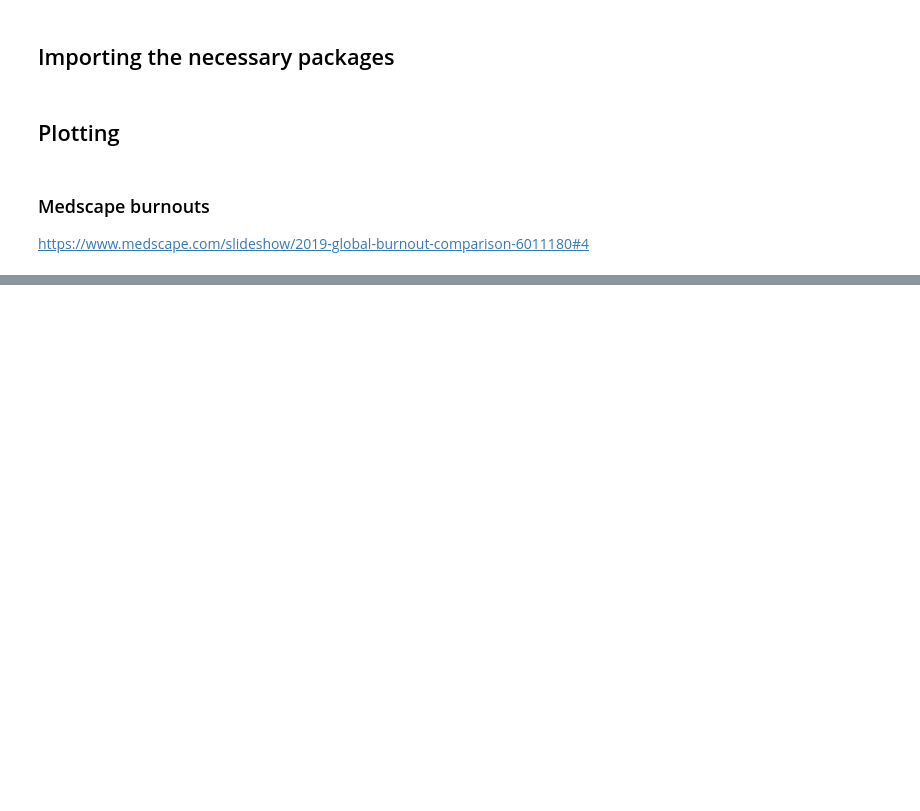
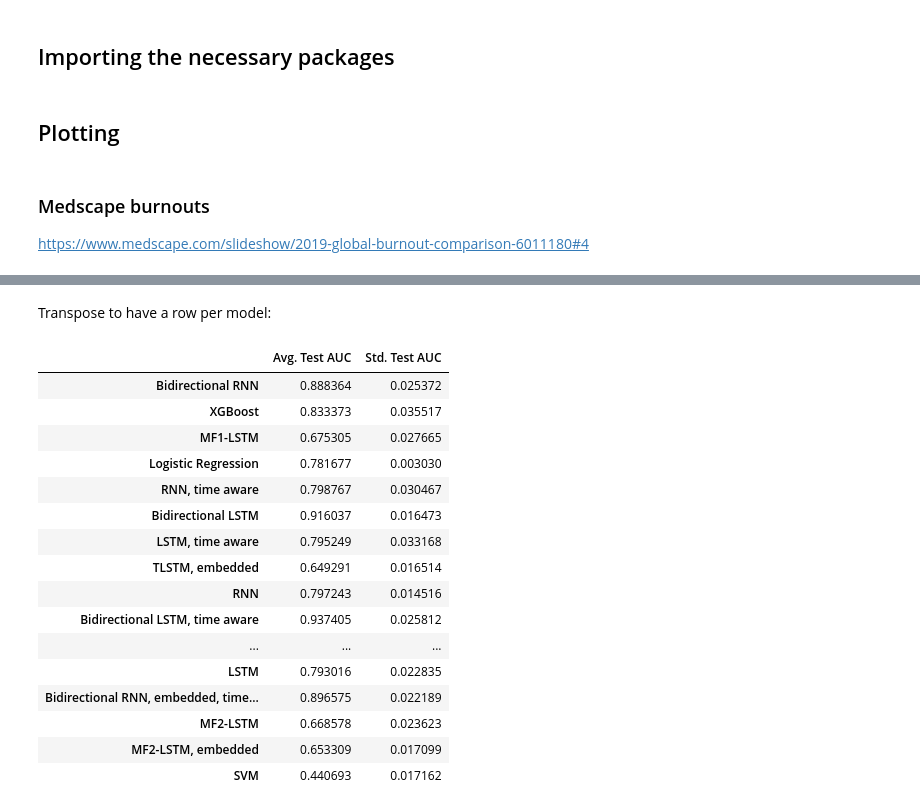
Before and after one commit to AndreCNF/plotly-html, a Jupyter notebook: plotly-htmls.ipynb, the cells around one changed output, grey strips where cells are left out. Drawn from its saved outputs; the diff is of its cells as text; code cells hidden in the pictures; blank space fills up the shorter version.

```diff
--- a/plotly-htmls.ipynb
+++ b/plotly-htmls.ipynb
@@ -61,0 +74,3 @@ pio.write_html(fig, file='medscape_burnouts.html', auto_open=True)
+# %%
+# Path to the metrics
+metrics_path = 'GitHub/FCUL_ALS_Disease_Progression/metrics/aggregate/'
@@ -61,0 +104,36 @@ pio.write_html(fig, file='medscape_burnouts.html', auto_open=True)
+# %%
+metrics = dict()
+for file_name in metrics_files:
+    # Load the current metrics file
+    stream = open(f'{metrics_path}{file_name}', 'r')
+    model_metrics = yaml.load(stream, Loader=yaml.FullLoader)
+    # Remove the extension from the name
+    file_name = file_name.split('.yml')[0]
+    # Define the model name which will appear in the table
+    model_name = ''
+    if 'bidir' in file_name:
+        model_name = 'Bidirectional '
+    if 'tlstm' in file_name:
+        model_name += 'TLSTM'
+    elif 'mf1lstm' in file_name:
+        model_name += 'MF1-LSTM'
+    elif 'mf2lstm' in file_name:
+        model_name += 'MF2-LSTM'
+    elif 'lstm' in file_name:
+        model_name += 'LSTM'
+    elif 'rnn' in file_name:
+        model_name += 'RNN'
+    elif 'xgb' in file_name:
+        model_name += 'XGBoost'
+    elif 'logreg' in file_name:
+        model_name += 'Logistic Regression'
+    elif 'svm' in file_name:
+        model_name += 'SVM'
+    if 'embed' in file_name:
+        model_name += ', embedded'
+    if 'delta_ts' in file_name:
+        model_name += ', time aware'
+    # Create a dictionary entry for the current model
+    metrics[model_name] = dict()
+    metrics[model_name]['Avg. Test AUC'] = model_metrics['test']['AUC']['mean']
+    metrics[model_name]['Std. Test AUC'] = model_metrics['test']['AUC']['std']
@@ -61,0 +142,3 @@ pio.write_html(fig, file='medscape_burnouts.html', auto_open=True)
+# %%
+metrics_df = pd.DataFrame(metrics)
+metrics_df
@@ -61,0 +150,23 @@ pio.write_html(fig, file='medscape_burnouts.html', auto_open=True)
+# %% [markdown]
+Transpose to have a row per model:
+# %%
+metrics_df = metrics_df.transpose()
+metrics_df
+# %% [output]
+|  | Avg. Test AUC | Std. Test AUC |
+| Bidirectional RNN | 0.888364 | 0.025372 |
+| XGBoost | 0.833373 | 0.035517 |
+| MF1-LSTM | 0.675305 | 0.027665 |
+| Logistic Regression | 0.781677 | 0.003030 |
+| RNN, time aware | 0.798767 | 0.030467 |
+| Bidirectional LSTM | 0.916037 | 0.016473 |
+| LSTM, time aware | 0.795249 | 0.033168 |
+| TLSTM, embedded | 0.649291 | 0.016514 |
+| RNN | 0.797243 | 0.014516 |
+| Bidirectional LSTM, time aware | 0.937405 | 0.025812 |
+| ... | ... | ... |
+| LSTM | 0.793016 | 0.022835 |
+| Bidirectional RNN, embedded, time... | 0.896575 | 0.022189 |
+| MF2-LSTM | 0.668578 | 0.023623 |
+| MF2-LSTM, embedded | 0.653309 | 0.017099 |
+| SVM | 0.440693 | 0.017162 |
```
Also changed, not shown: parts of 31 cells of this notebook, 2 other files.
